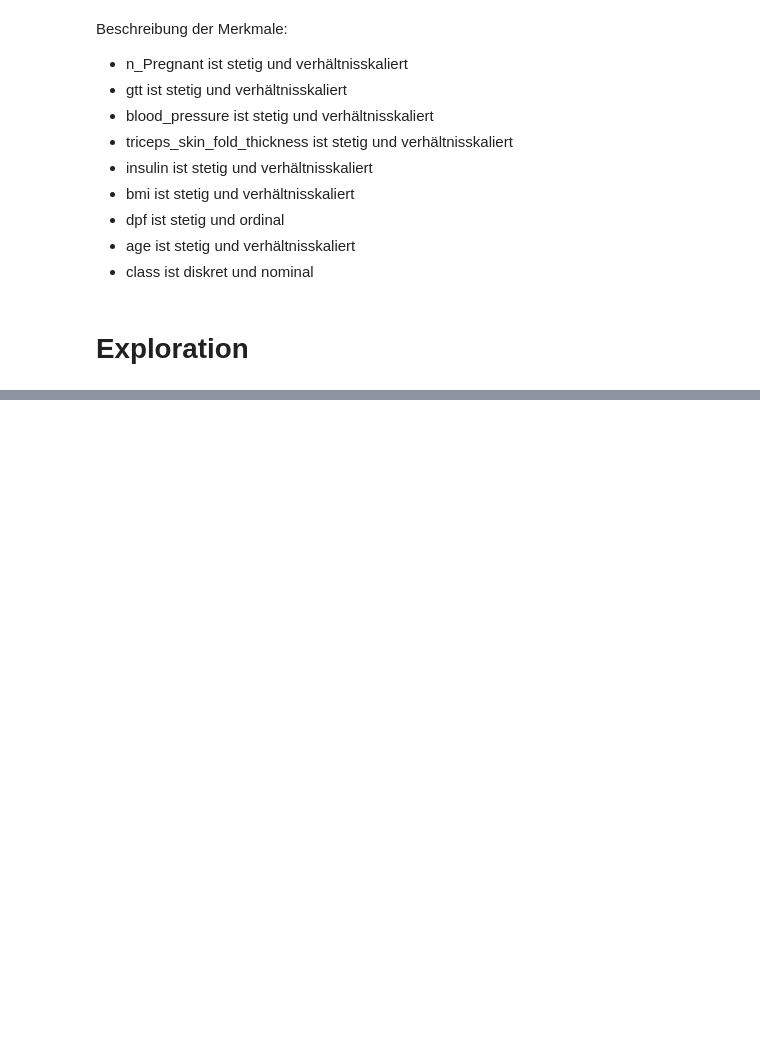
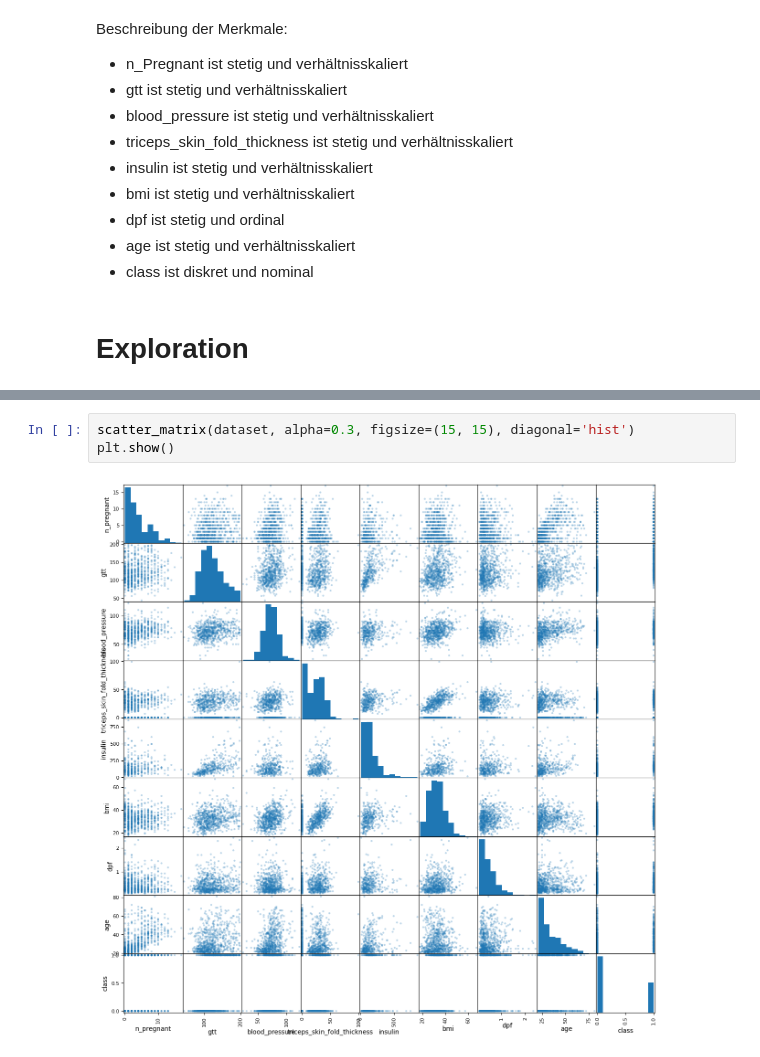
Before and after one commit to staldenhoefler/DataWranglingFHNW, a Jupyter notebook: pythonProject/MC_Diabetes/MC Diabetes.ipynb, the cells around one changed output, grey strips where cells are left out. Saved outputs shown, nothing was run; the diff lists cells and outputs as text; blank space fills up the shorter version.

```diff
--- a/pythonProject/MC_Diabetes/MC Diabetes.ipynb
+++ b/pythonProject/MC_Diabetes/MC Diabetes.ipynb
@@ -50,0 +90,5 @@ plt.show()
+# %%
+scatter_matrix(dataset, alpha=0.3, figsize=(15, 15), diagonal='hist')
+plt.show()
+# %% [output]
+[figure, added]
```
Also changed, not shown: parts of 8 cells of this notebook.
